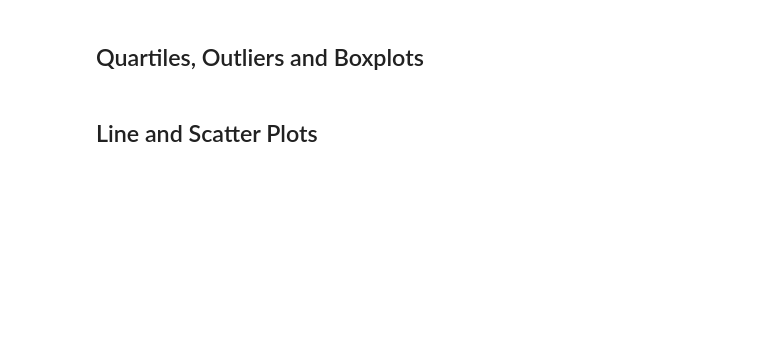
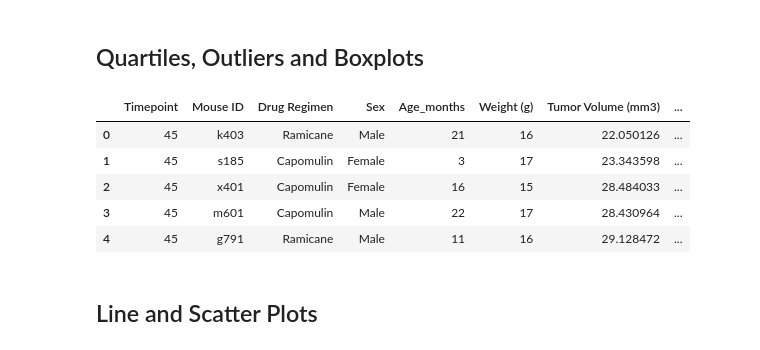
Before and after one commit to ybgandhi/matplotlib-challenge, a Jupyter notebook: Pymaceuticals/pymaceuticals_starter.ipynb, the cells around one changed output. Cells and saved outputs as stored; diff of their text form; code cells hidden in the pictures; blank space fills up the shorter version.

```diff
--- a/Pymaceuticals/pymaceuticals_starter.ipynb
+++ b/Pymaceuticals/pymaceuticals_starter.ipynb
@@ -197,3 +189,42 @@ plt.show()
+# %%
+# Calculate the final tumor volume of each mouse across four of the treatment regimens:
+# Capomulin, Ramicane, Infubinol, and Ceftamin
+# use this for easy copy and paste to set up the df for each drug
+# = combined_df.loc(combined_df["Drug Regimen"] == '',:)
+Capomulin_df = combined_df.loc[combined_df["Drug Regimen"] == 'Capomulin',:]
+Ramicane_df = combined_df.loc[combined_df["Drug Regimen"] == 'Ramicane',:]
+Infubinol_df = combined_df.loc[combined_df["Drug Regimen"] == 'Infubinol',:]
+Ceftamin_df = combined_df.loc[combined_df["Drug Regimen"] == 'Ceftamin',:]
+
+# Start by getting the last (greatest) timepoint for each mouse
+Capomulin_TP = Capomulin_df.groupby('Mouse ID').max()['Timepoint']
+Capomulin_vol = pd.DataFrame(Capomulin_TP)
+
+Ramicane_TP = Ramicane_df.groupby('Mouse ID').max()['Timepoint']
+Ramicane_vol = pd.DataFrame(Ramicane_TP)
+
+Infubinol_TP = Infubinol_df.groupby('Mouse ID').max()['Timepoint']
+Infubinol_vol = pd.DataFrame(Infubinol_TP)
+
+Ceftamin_TP = Ceftamin_df.groupby('Mouse ID').max()['Timepoint']
+Ceftamin_vol = pd.DataFrame(Ceftamin_TP)
+
+# Merge this group df with the original dataframe to get the tumor volume at the last timepoint
+Capomulin_merge = pd.merge(Capomulin_vol, combined_df, on=("Timepoint"),how="left")
+#Capomulin_merge.head()
+Ramicane_merge = pd.merge(Ramicane_vol, combined_df, on=("Timepoint"),how="left")
+#Ramicane_merge.head()
+Infubinol_merge = pd.merge(Infubinol_vol, combined_df, on=("Timepoint"),how="left")
+#Infubinol_merge.head()
+Ceftamin_merge = pd.merge(Ceftamin_vol, combined_df, on=("Timepoint"),how="left")
+Ceftamin_merge.head()
+# %% [output]
+|  | Timepoint | Mouse ID | Drug Regimen | Sex | Age_months | Weight (g) | Tumor Volume (mm3) | ... |
+| 0 | 45 | k403 | Ramicane | Male | 21 | 16 | 22.050126 | ... |
+| 1 | 45 | s185 | Capomulin | Female | 3 | 17 | 23.343598 | ... |
+| 2 | 45 | x401 | Capomulin | Female | 16 | 15 | 28.484033 | ... |
+| 3 | 45 | m601 | Capomulin | Male | 22 | 17 | 28.430964 | ... |
+| 4 | 45 | g791 | Ramicane | Male | 11 | 16 | 29.128472 | ... |
 # %%
 # Put treatments into a list for for loop (and later for plot labels)
 
```
Also changed, not shown: parts of 5 cells of this notebook, 2 other files.
